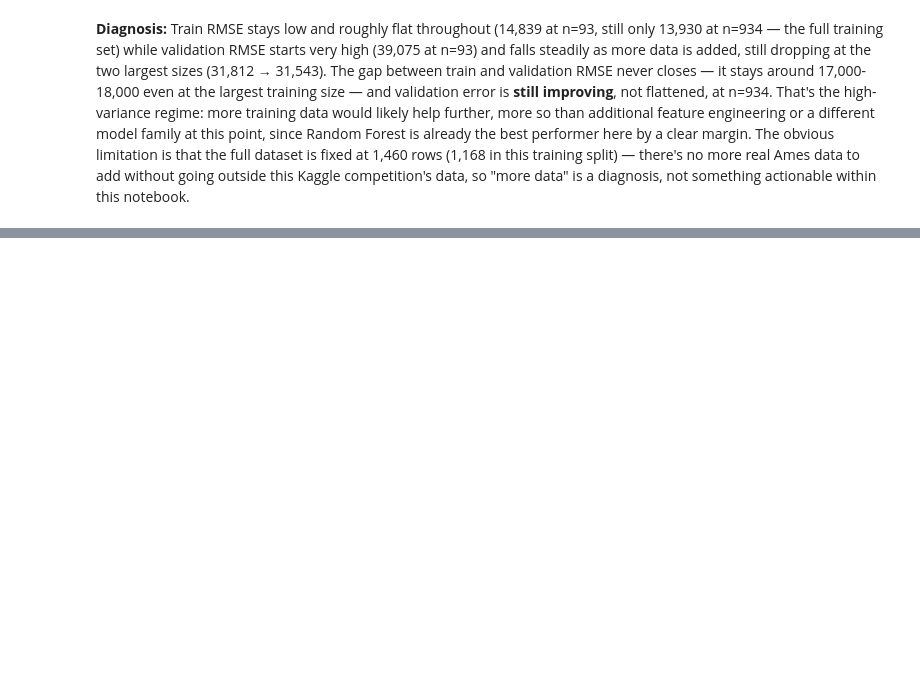
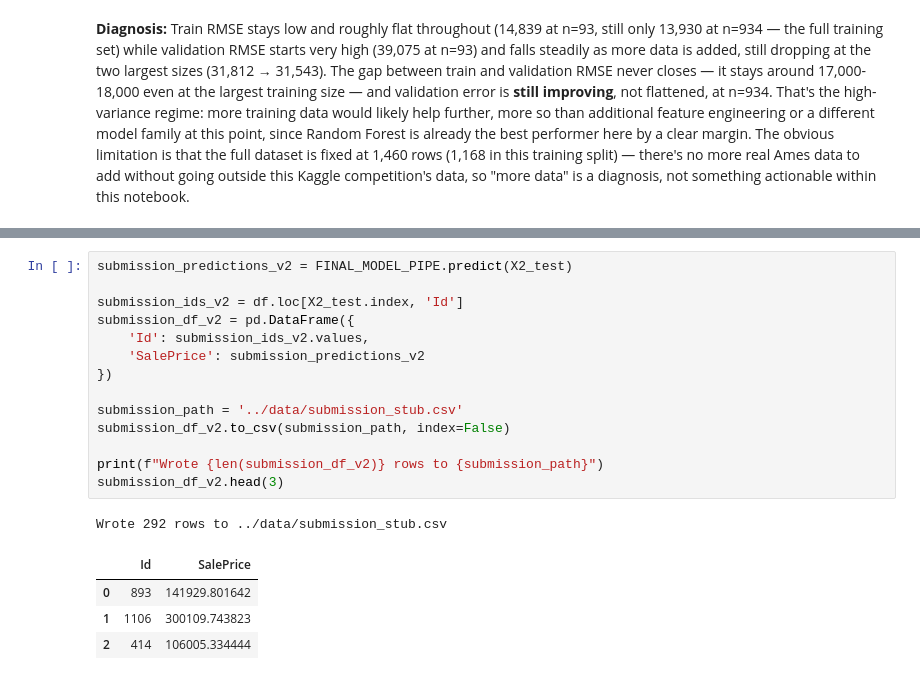
Before and after one commit to ashandx/ames-housing-pipeline, a Jupyter notebook: notebooks/ames_housing_pipeline.ipynb, the cells around one changed output, grey strips where cells are left out. Cells and saved outputs as stored; diff of their text form; blank space fills up the shorter version.

Commit message:
feat: regenerate Kaggle submission stub from final tuned model

```diff
--- a/notebooks/ames_housing_pipeline.ipynb
+++ b/notebooks/ames_housing_pipeline.ipynb
@@ -815,0 +825,20 @@ this notebook.
+# %%
+submission_predictions_v2 = FINAL_MODEL_PIPE.predict(X2_test)
+
+submission_ids_v2 = df.loc[X2_test.index, 'Id']
+submission_df_v2 = pd.DataFrame({
+    'Id': submission_ids_v2.values,
+    'SalePrice': submission_predictions_v2
+})
+
+submission_path = '../data/submission_stub.csv'
+submission_df_v2.to_csv(submission_path, index=False)
+
+print(f"Wrote {len(submission_df_v2)} rows to {submission_path}")
+submission_df_v2.head(3)
+# %% [output]
+Wrote 292 rows to ../data/submission_stub.csv
+|  | Id | SalePrice |
+| 0 | 893 | 141929.801642 |
+| 1 | 1106 | 300109.743823 |
+| 2 | 414 | 106005.334444 |
```
Also changed, not shown: parts of 1 cell of this notebook.
